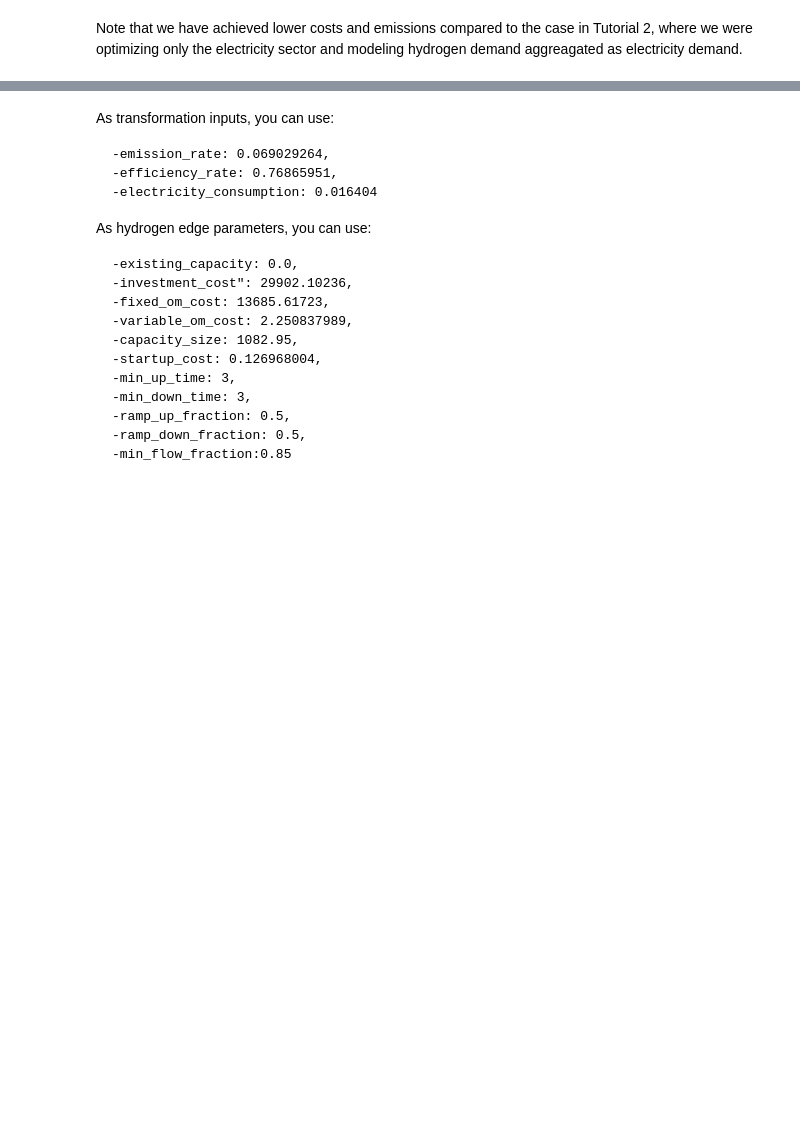
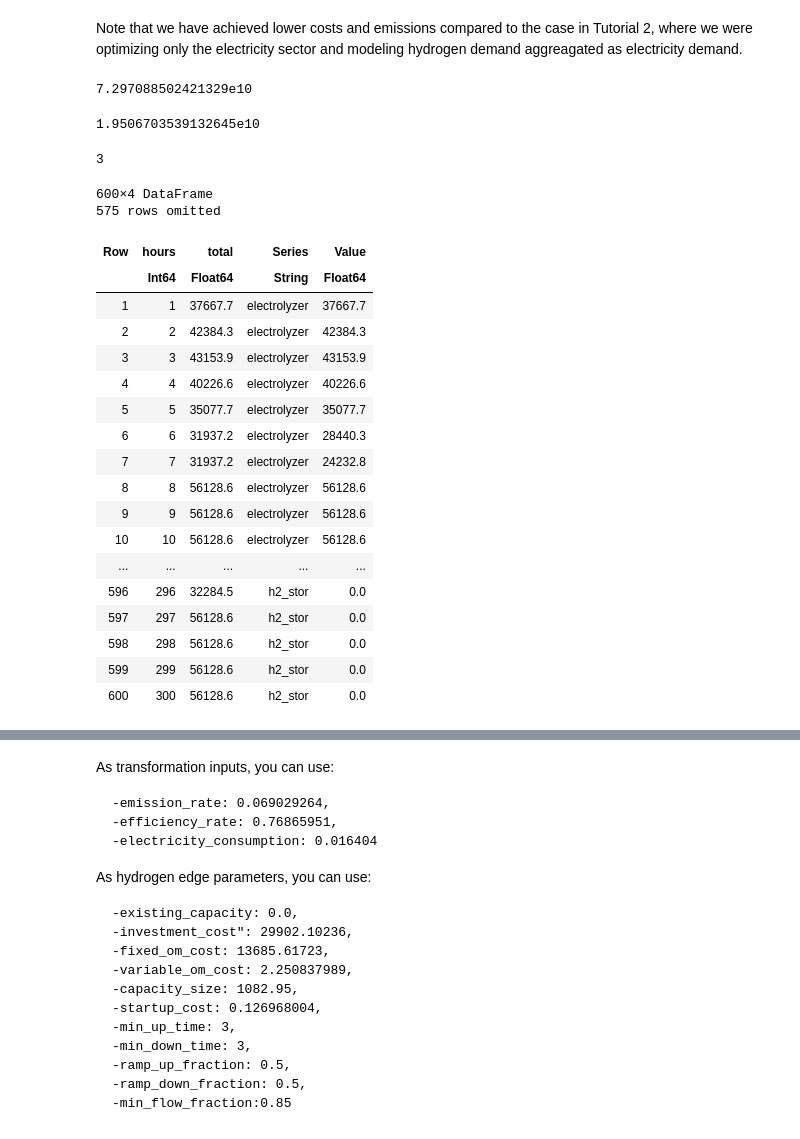
Before and after one commit to sambuddhac/MacroEnergy.jl, a Jupyter notebook: tutorials/tutorial_3_multisector_modelling.ipynb, the cells around one changed output, grey strips where cells are left out. Drawn from its saved outputs; the diff is of its cells as text; code cells hidden in the pictures; blank space fills up the shorter version.

```diff
--- a/tutorials/tutorial_3_multisector_modelling.ipynb
+++ b/tutorials/tutorial_3_multisector_modelling.ipynb
@@ -332,2 +329,44 @@ Macro.value(sum(system.locations[co2_node_idx].operation_expr[:emissions]))
 # %% [markdown]
 Note that we have achieved lower costs and emissions compared to the case in Tutorial 2, where we were optimizing only the electricity sector and modeling hydrogen demand aggreagated as electricity demand.
+# %%
+Macro.value(model[:eFixedCost])
+# %% [output]
+7.297088502421329e10
+# %%
+Macro.value(model[:eVariableCost])
+# %% [output]
+1.9506703539132645e10
+# %%
+ectrolyzer_idx = findfirst(isa.(system.assets,Electrolyzer).==1)
+h2stor_idx = findfirst(isa.(system.assets,GasStorage{Hydrogen}).==1)
+# %% [output]
+3
+# %%
+plot_time_interval = 1:300
+h2_gen = DataFrame(hours = collect(plot_time_interval),
+                        electrolyzer = Macro.value.(Macro.flow(system.assets[2].h2_edge)).data[plot_time_interval 0],
+                        h2_stor = Macro.value.(Macro.flow(system.assets[3].discharge_edge)).data[plot_time_interval ],
+                        total = Macro.value.(Macro.flow(system.assets[2].h2_edge)).data[plot_time_interval ] + Macro.value.(Macro.flow(system.assets[3].discharge_edge)).data[plot_time_interval])
+
+stack_h2_gen = stack(h2_gen, [:electrolyzer, :h2_stor], variable_name=:Series, value_name=:Value)
+# %% [output]
+600×4 DataFrame
+575 rows omitted
+| Row | hours | total | Series | Value |
+|  | Int64 | Float64 | String | Float64 |
+| 1 | 1 | 37667.7 | electrolyzer | 37667.7 |
+| 2 | 2 | 42384.3 | electrolyzer | 42384.3 |
+| 3 | 3 | 43153.9 | electrolyzer | 43153.9 |
+| 4 | 4 | 40226.6 | electrolyzer | 40226.6 |
+| 5 | 5 | 35077.7 | electrolyzer | 35077.7 |
+| 6 | 6 | 31937.2 | electrolyzer | 28440.3 |
+| 7 | 7 | 31937.2 | electrolyzer | 24232.8 |
+| 8 | 8 | 56128.6 | electrolyzer | 56128.6 |
+| 9 | 9 | 56128.6 | electrolyzer | 56128.6 |
+| 10 | 10 | 56128.6 | electrolyzer | 56128.6 |
+| ... | ... | ... | ... | ... |
+| 596 | 296 | 32284.5 | h2_stor | 0.0 |
+| 597 | 297 | 56128.6 | h2_stor | 0.0 |
+| 598 | 298 | 56128.6 | h2_stor | 0.0 |
+| 599 | 299 | 56128.6 | h2_stor | 0.0 |
+| 600 | 300 | 56128.6 | h2_stor | 0.0 |
```
Also changed, not shown: parts of 9 cells of this notebook, 17 other files.
